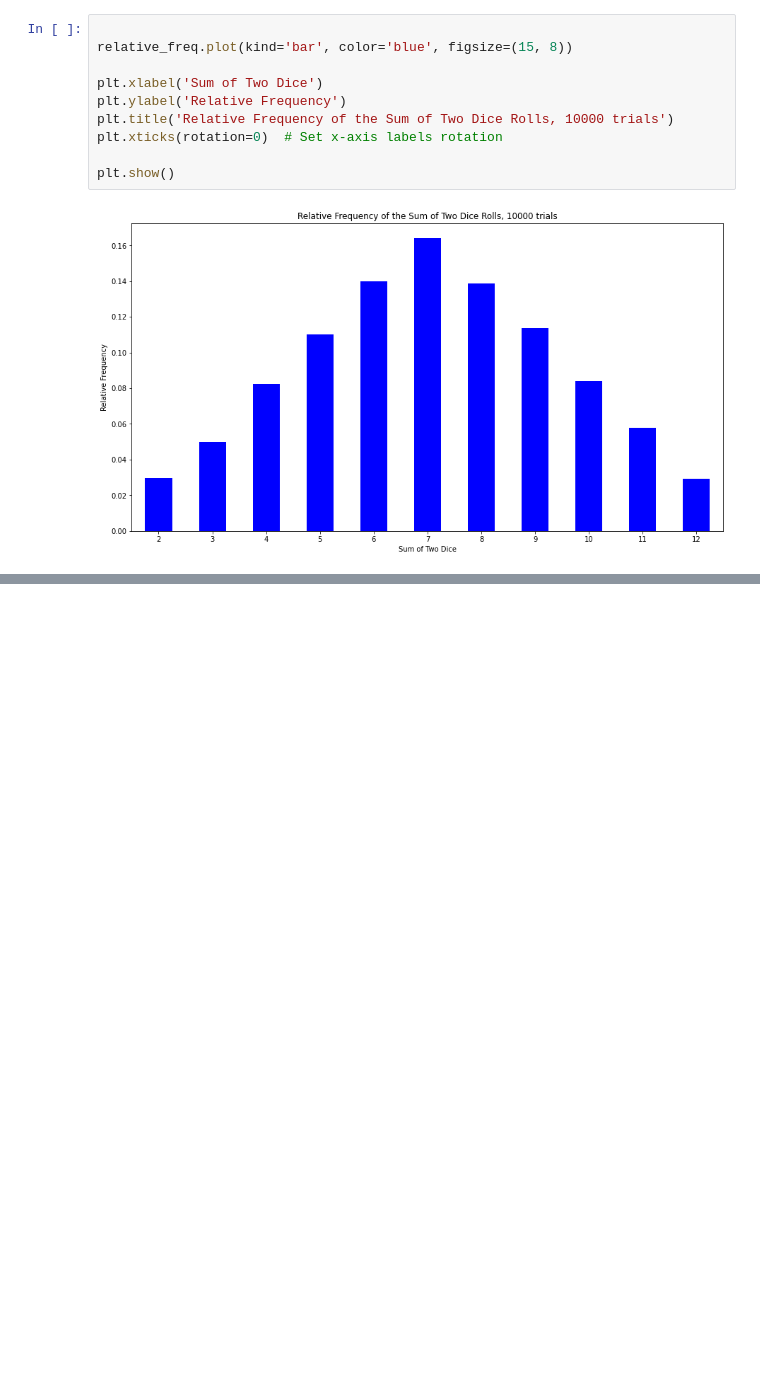
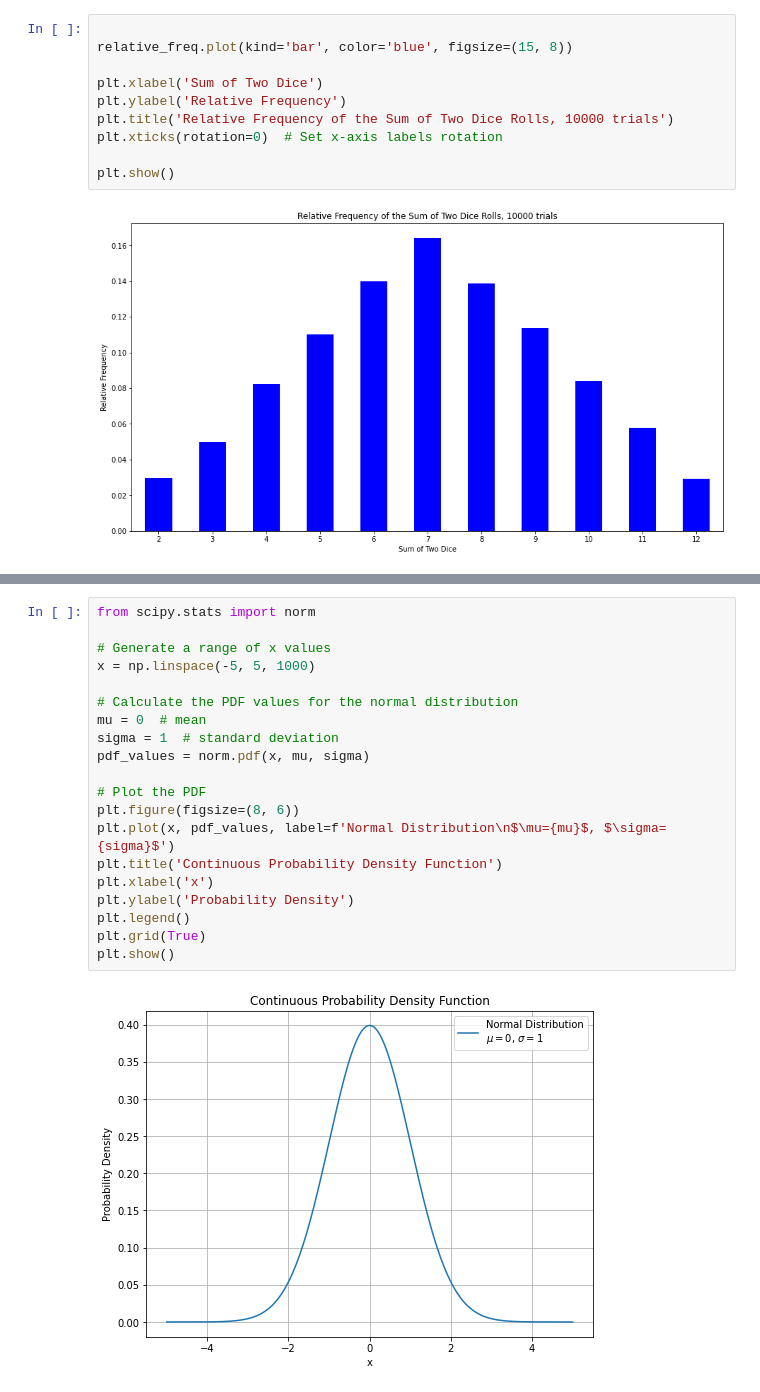
Before and after one commit to asavoullis/Python_Projects_2023, a Jupyter notebook: Python_and_Statistics_for_Financial_Analysis/Dice_Analysis.ipynb, the cells around one changed output, grey strips where cells are left out. Saved outputs shown, nothing was run; the diff lists cells and outputs as text; blank space fills up the shorter version.

```diff
--- a/Python_and_Statistics_for_Financial_Analysis/Dice_Analysis.ipynb
+++ b/Python_and_Statistics_for_Financial_Analysis/Dice_Analysis.ipynb
@@ -226,0 +390,22 @@ plt.show()
+# %%
+from scipy.stats import norm
+
+# Generate a range of x values
+x = np.linspace(-5, 5, 1000)
+
+# Calculate the PDF values for the normal distribution
+mu = 0  # mean
+sigma = 1  # standard deviation
+pdf_values = norm.pdf(x, mu, sigma)
+
+# Plot the PDF
+plt.figure(figsize=(8, 6))
+plt.plot(x, pdf_values, label=f'Normal Distribution\n$\mu={mu}$, $\sigma={sigma}$')
+plt.title('Continuous Probability Density Function')
+plt.xlabel('x')
+plt.ylabel('Probability Density')
+plt.legend()
+plt.grid(True)
+plt.show()
+# %% [output]
+[figure, added]
```
Also changed, not shown: parts of 15 cells of this notebook.
